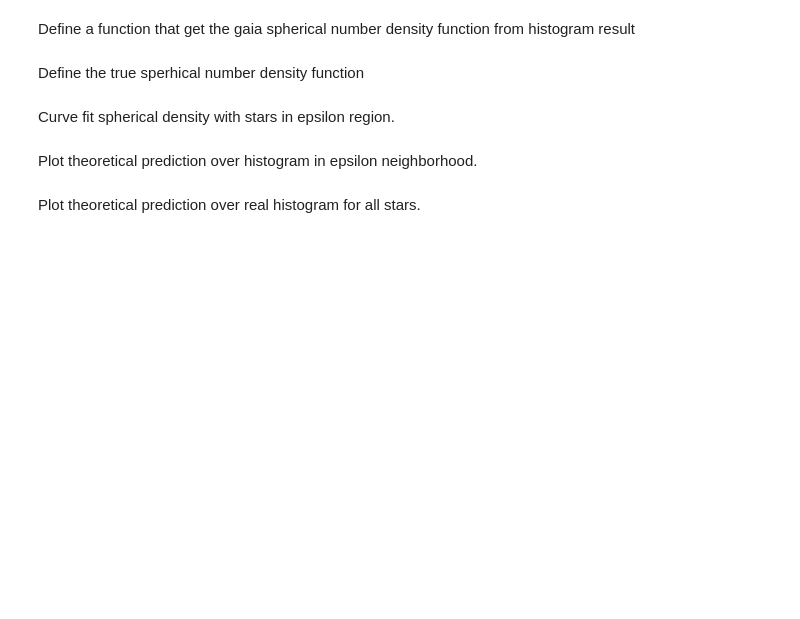
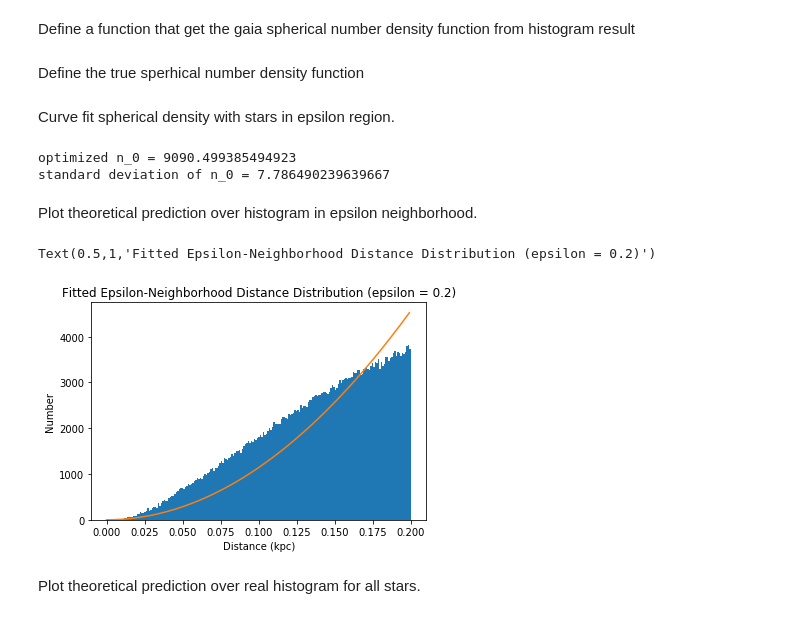
Before and after one commit to mwbub/Gaia-I3, a Jupyter notebook: Code/mock_data/sampling/selection function spherical.ipynb, the cells around one changed output. Drawn from its saved outputs; the diff is of its cells as text; code cells hidden in the pictures; blank space fills up the shorter version.

```diff
--- a/Code/mock_data/sampling/selection function spherical.ipynb
+++ b/Code/mock_data/sampling/selection function spherical.ipynb
@@ -60,17 +65,27 @@ def n(d, n_0):
 # %% [markdown]
 Curve fit spherical density with stars in epsilon region.
 # %%
-popt, pcov = curve_fit(n_spherical, dist_close, n_gaia(dist_close, histogram_close))
+popt, pcov = curve_fit(n, dist_close, n_gaia(dist_close, histogram_close))
 n_0 = popt[0]
 std_n_0 = pcov[0][0]
 print("optimized n_0 =", n_0)
 print("standard deviation of n_0 =", std_n_0)
+# %% [output]
+optimized n_0 = 9090.499385494923
+standard deviation of n_0 = 7.786490239639667
 # %% [markdown]
 Plot theoretical prediction over histogram in epsilon neighborhood.
 # %%
+plt.figure(3)
 plt.hist(dist_close, bins = bins_close)
 d_linspace = np.linspace(d_min, epsilon, bins_close, endpoint = False)
 plt.plot(d_linspace, n(d_linspace, n_0))
+plt.xlabel("Distance (kpc)")
+plt.ylabel("Number")
+plt.title("Fitted Epsilon-Neighborhood Distance Distribution (epsilon = {})".format(epsilon))
+# %% [output]
+Text(0.5,1,'Fitted Epsilon-Neighborhood Distance Distribution (epsilon = 0.2)')
+[figure, added]
 # %% [markdown]
 Plot theoretical prediction over real histogram for all stars.
 # %%
```
Also changed, not shown: parts of 3 cells of this notebook.
